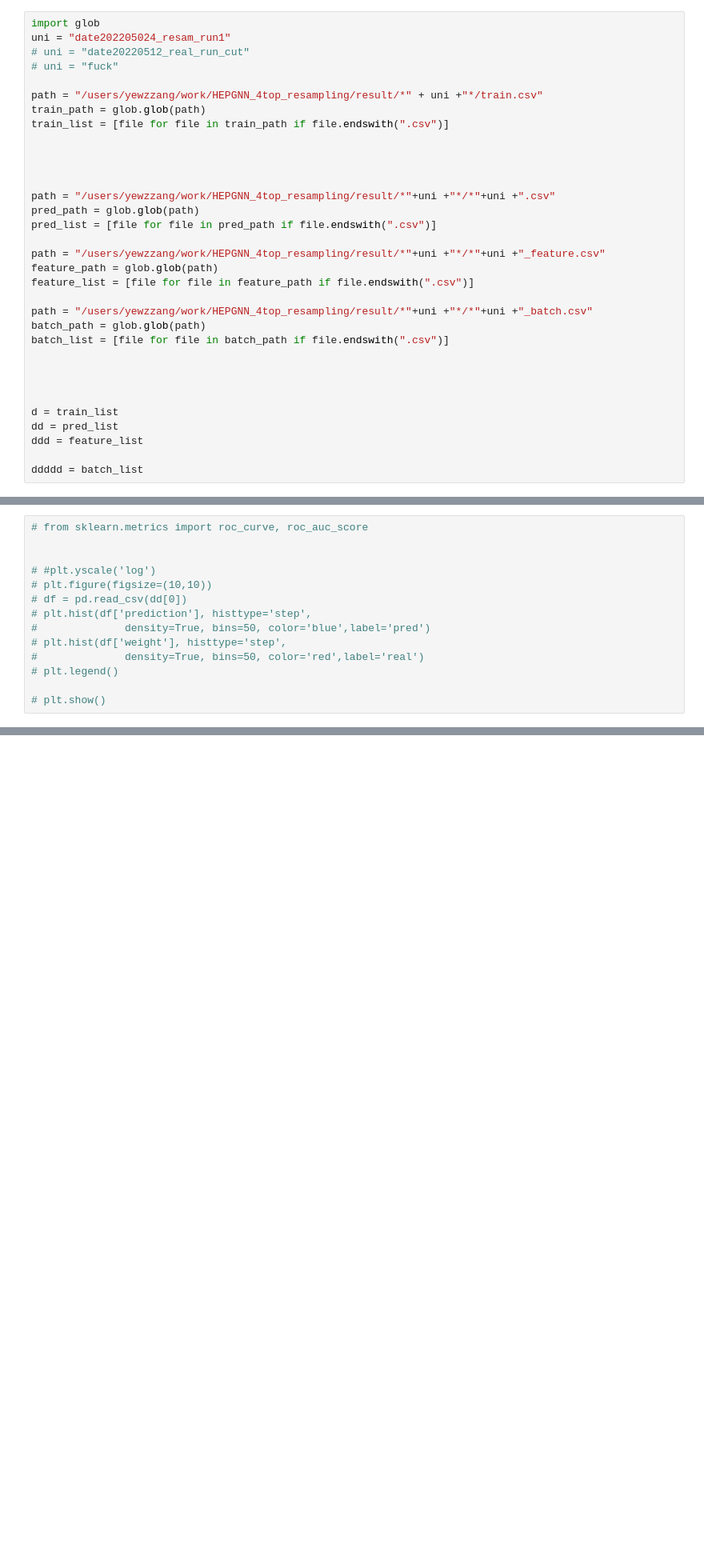
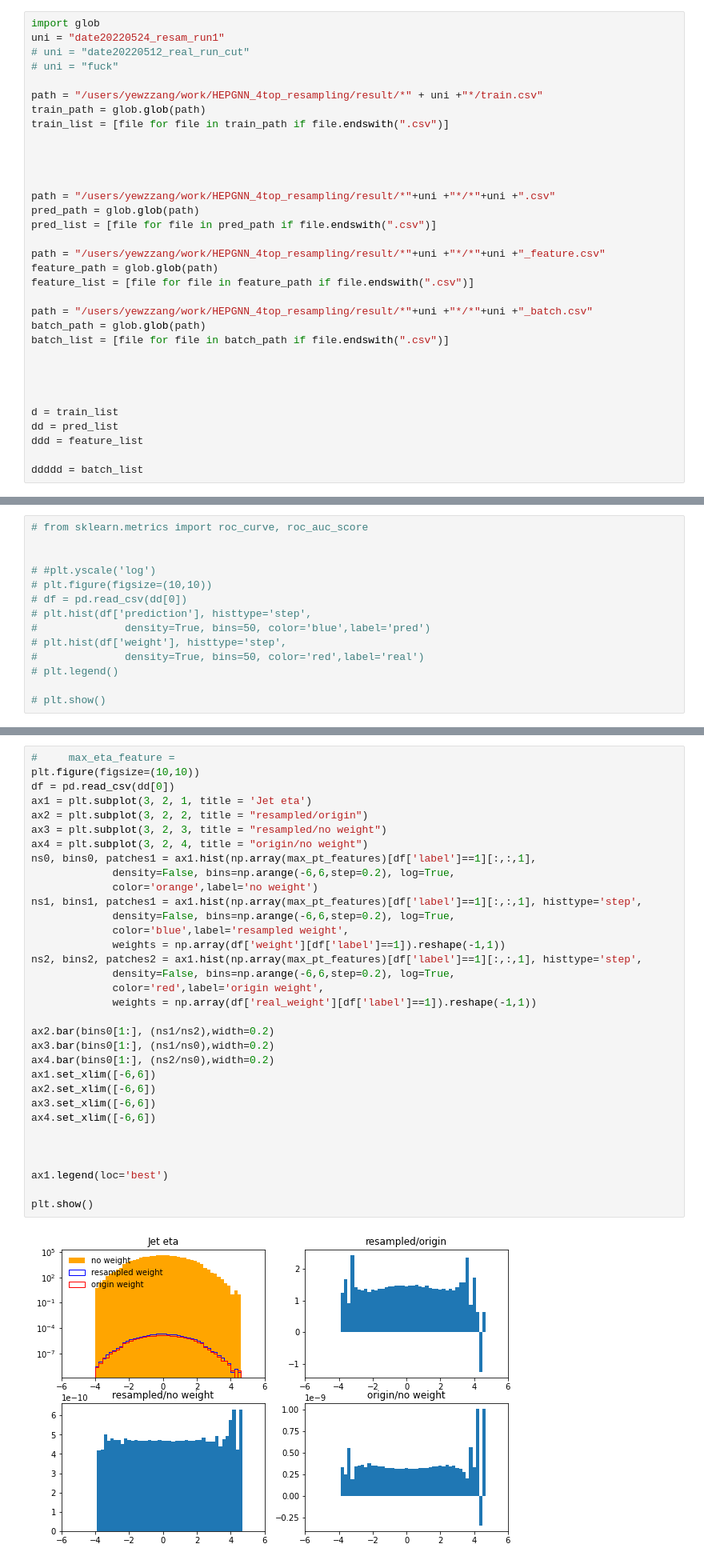
Before and after one commit to chyoo92/HEPGNN_4top_resampling, a Jupyter notebook: result_plot.ipynb, the cells around one changed output, grey strips where cells are left out. Shown at 80% size. Saved outputs shown, nothing was run; the diff lists cells and outputs as text; blank space fills up the shorter version.

```diff
--- a/result_plot.ipynb
+++ b/result_plot.ipynb
@@ -7,7 +7,7 @@ import torch
 import torch.nn
 # %%
 import glob
-uni = "date202205024_resam_run1"
+uni = "date20220524_resam_run1"
 # uni = "date20220512_real_run_cut"
 # uni = "fuck"
 
@@ -278,6 +278,41 @@ ax1.legend(loc='best')
 plt.show()
 # %% [output]
 [figure]
+# %%
+#     max_eta_feature =
+plt.figure(figsize=(10,10))
+df = pd.read_csv(dd[0])
+ax1 = plt.subplot(3, 2, 1, title = 'Jet eta')
+ax2 = plt.subplot(3, 2, 2, title = "resampled/origin")
+ax3 = plt.subplot(3, 2, 3, title = "resampled/no weight")
+ax4 = plt.subplot(3, 2, 4, title = "origin/no weight")
+ns0, bins0, patches1 = ax1.hist(np.array(max_pt_features)[df['label']==1][:,:,1],
+             density=False, bins=np.arange(-6,6,step=0.2), log=True,
+             color='orange',label='no weight')
+ns1, bins1, patches1 = ax1.hist(np.array(max_pt_features)[df['label']==1][:,:,1], histtype='step',
+             density=False, bins=np.arange(-6,6,step=0.2), log=True,
+             color='blue',label='resampled weight',
+             weights = np.array(df['weight'][df['label']==1]).reshape(-1,1))
+ns2, bins2, patches2 = ax1.hist(np.array(max_pt_features)[df['label']==1][:,:,1], histtype='step',
+             density=False, bins=np.arange(-6,6,step=0.2), log=True,
+             color='red',label='origin weight',
+             weights = np.array(df['real_weight'][df['label']==1]).reshape(-1,1))
+
+ax2.bar(bins0[1:], (ns1/ns2),width=0.2)
+ax3.bar(bins0[1:], (ns1/ns0),width=0.2)
+ax4.bar(bins0[1:], (ns2/ns0),width=0.2)
+ax1.set_xlim([-6,6])
+ax2.set_xlim([-6,6])
+ax3.set_xlim([-6,6])
+ax4.set_xlim([-6,6])
+
+
+
+ax1.legend(loc='best')
+
+plt.show()
+# %% [output]
+[figure, added]
 # %%
 #     max_eta_feature =
 plt.figure(figsize=(10,10))
```
Also changed, not shown: parts of 3 cells of this notebook, 14 other files.
